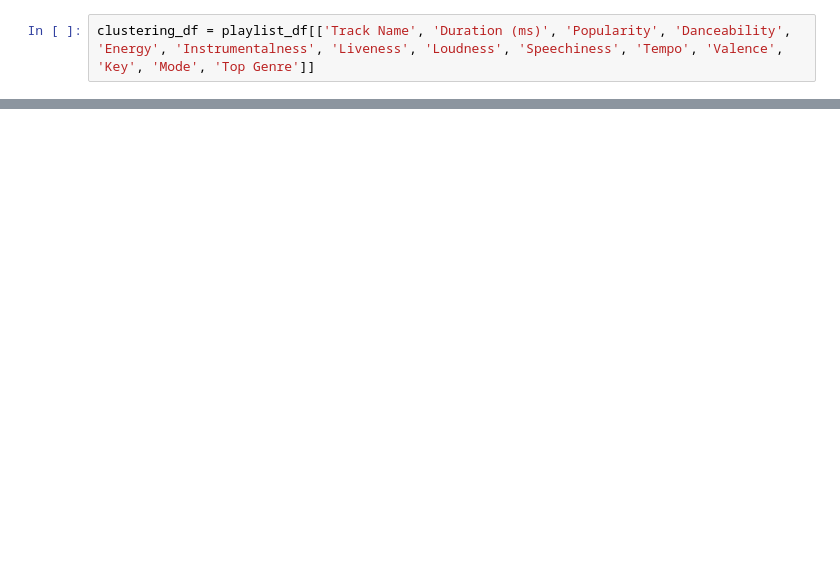
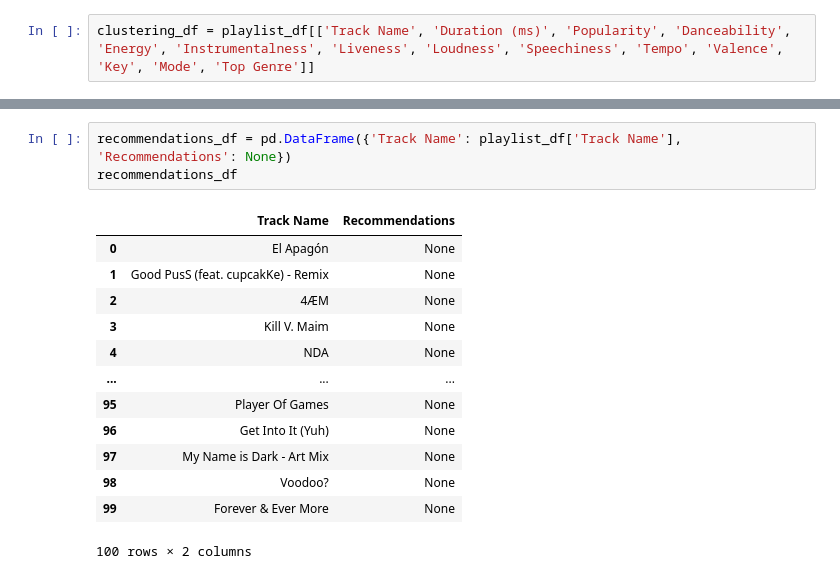
Before and after one commit to cirvine97/spotify_optimisation, a Jupyter notebook: notebooks/live_mix_recommender.ipynb, the cells around one changed output, grey strips where cells are left out. Cells and saved outputs as stored; diff of their text form; blank space fills up the shorter version.

```diff
--- a/notebooks/live_mix_recommender.ipynb
+++ b/notebooks/live_mix_recommender.ipynb
@@ -71,0 +74,17 @@ dtype: object
+# %%
+recommendations_df = pd.DataFrame({'Track Name': playlist_df['Track Name'], 'Recommendations': None})
+recommendations_df
+# %% [output]
+|  | Track Name | Recommendations |
+| 0 | El Apagón | None |
+| 1 | Good PusS (feat. cupcakKe) - Remix | None |
+| 2 | 4ÆM | None |
+| 3 | Kill V. Maim | None |
+| 4 | NDA | None |
+| ... | ... | ... |
+| 95 | Player Of Games | None |
+| 96 | Get Into It (Yuh) | None |
+| 97 | My Name is Dark - Art Mix | None |
+| 98 | Voodoo? | None |
+| 99 | Forever & Ever More | None |
+100 rows × 2 columns
```
Also changed, not shown: parts of 8 cells of this notebook.
